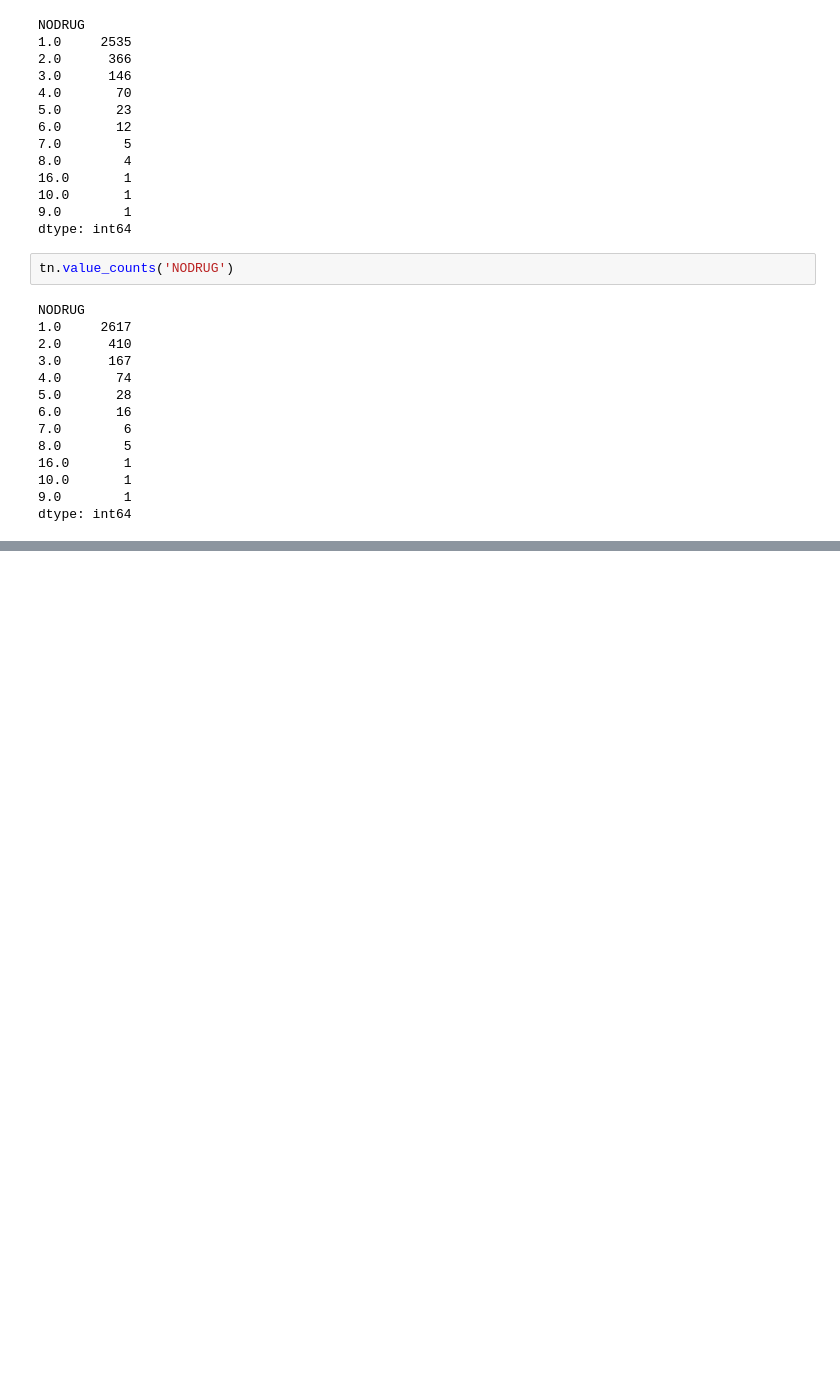
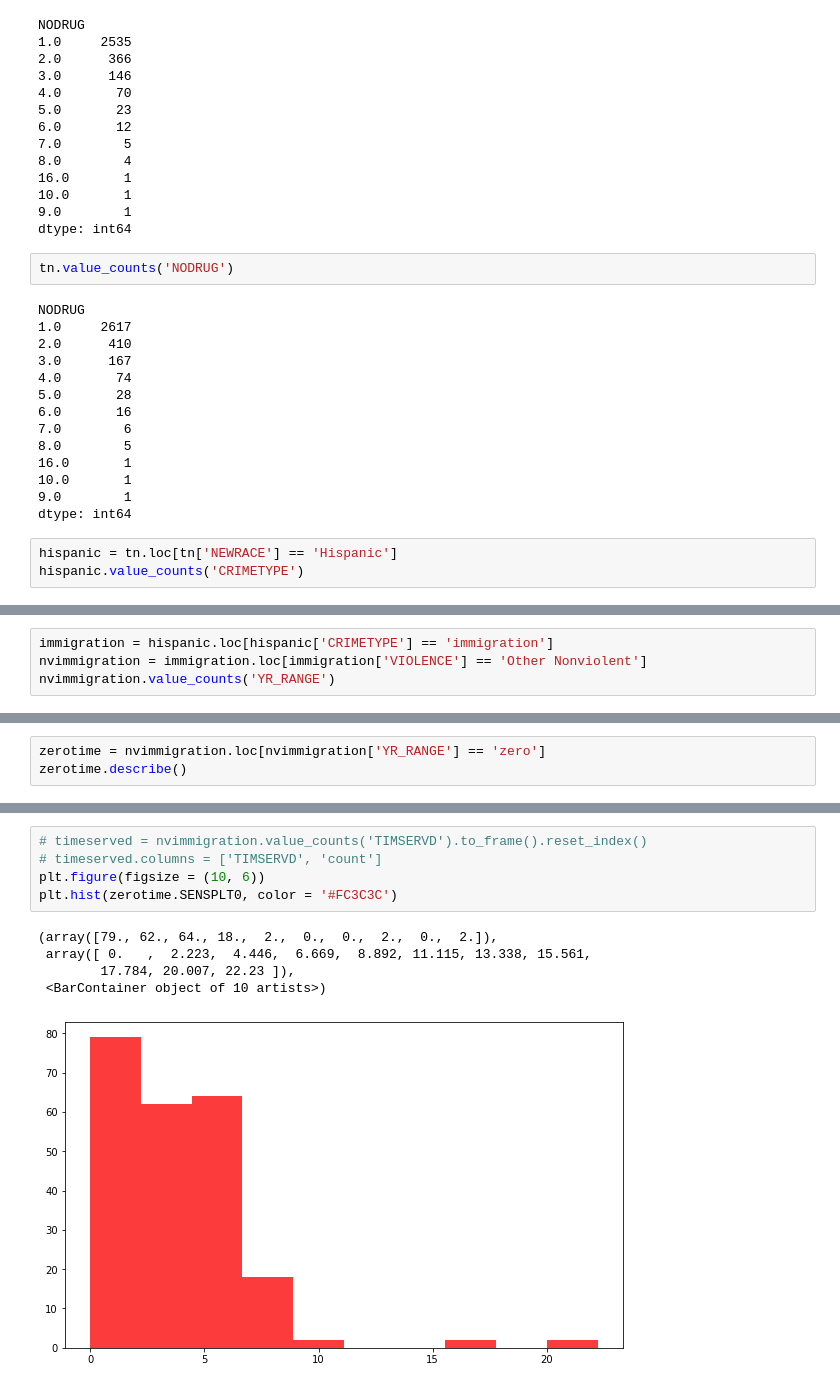
Before and after one commit to jenwhitson/sentencing_project, a Jupyter notebook: notebooks/supplemental_analysis.ipynb, the cells around one changed output, grey strips where cells are left out. Drawn from its saved outputs; the diff is of its cells as text; blank space fills up the shorter version.

Commit message:
explored hispanic immigration offenses

```diff
--- a/notebooks/supplemental_analysis.ipynb
+++ b/notebooks/supplemental_analysis.ipynb
@@ -116,3 +116,6 @@ NODRUG
 10.0       1
 9.0        1
 dtype: int64
+# %%
+hispanic = tn.loc[tn['NEWRACE'] == 'Hispanic']
+hispanic.value_counts('CRIMETYPE')
@@ -118,0 +193,4 @@ dtype: int64
+# %%
+immigration = hispanic.loc[hispanic['CRIMETYPE'] == 'immigration']
+nvimmigration = immigration.loc[immigration['VIOLENCE'] == 'Other Nonviolent']
+nvimmigration.value_counts('YR_RANGE')
@@ -118,0 +255,3 @@ dtype: int64
+# %%
+zerotime = nvimmigration.loc[nvimmigration['YR_RANGE'] == 'zero']
+zerotime.describe()
@@ -118,0 +405,11 @@ dtype: int64
+# %%
+# timeserved = nvimmigration.value_counts('TIMSERVD').to_frame().reset_index()
+# timeserved.columns = ['TIMSERVD', 'count']
+plt.figure(figsize = (10, 6))
+plt.hist(zerotime.SENSPLT0, color = '#FC3C3C')
+# %% [output]
+(array([79., 62., 64., 18.,  2.,  0.,  0.,  2.,  0.,  2.]),
+ array([ 0.   ,  2.223,  4.446,  6.669,  8.892, 11.115, 13.338, 15.561,
+        17.784, 20.007, 22.23 ]),
+ <BarContainer object of 10 artists>)
+[figure, added]
```
Also changed, not shown: parts of 40 cells of this notebook, 1 other file.
